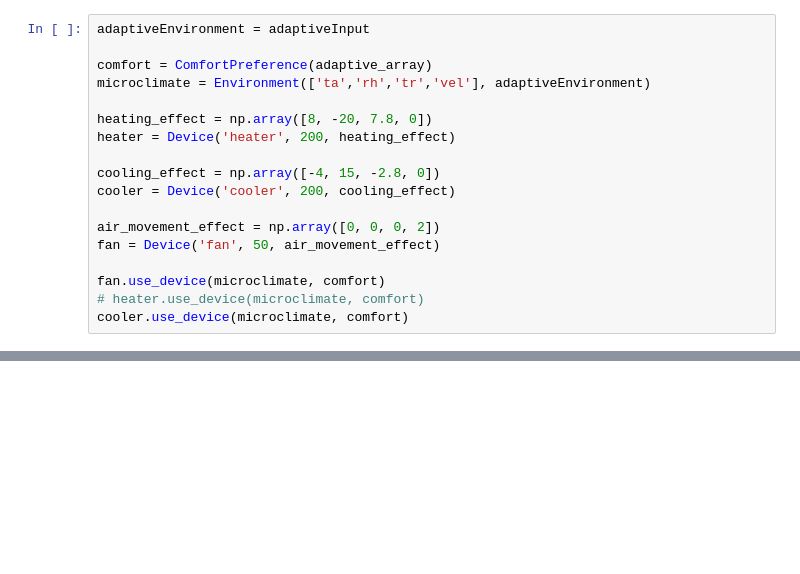
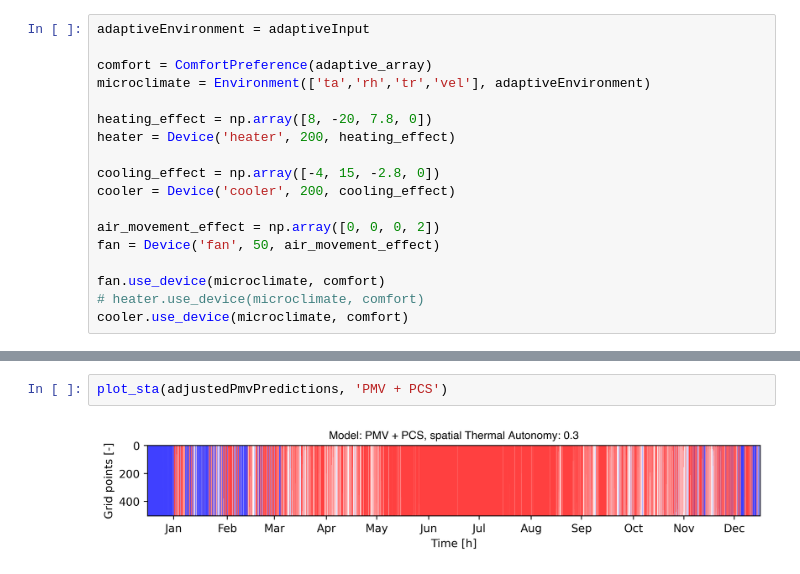
Before and after one commit to t-kramer/comfortSIM, a Jupyter notebook: workflow/workflow.ipynb, the cells around one changed output, grey strips where cells are left out. Cells and saved outputs as stored; diff of their text form; blank space fills up the shorter version.

```diff
--- a/workflow/workflow.ipynb
+++ b/workflow/workflow.ipynb
@@ -768,0 +790,4 @@ working_sta
+# %%
+plot_sta(adjustedPmvPredictions, 'PMV + PCS')
+# %% [output]
+[figure, added]
```
Also changed, not shown: parts of 21 cells of this notebook, 1 other file.
